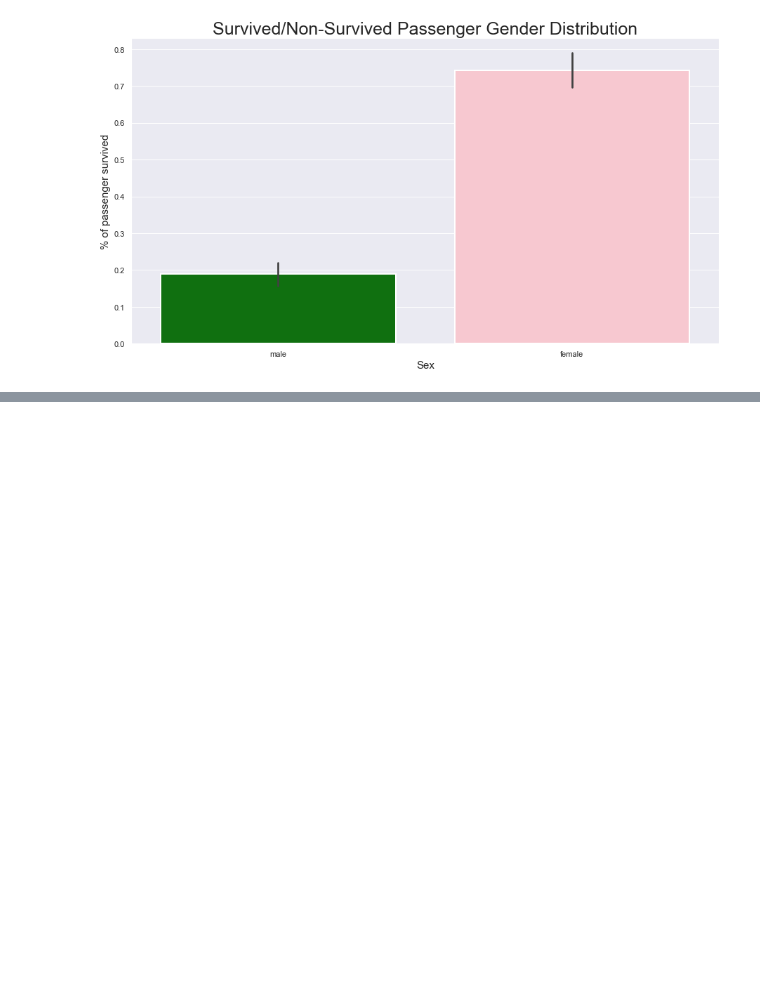
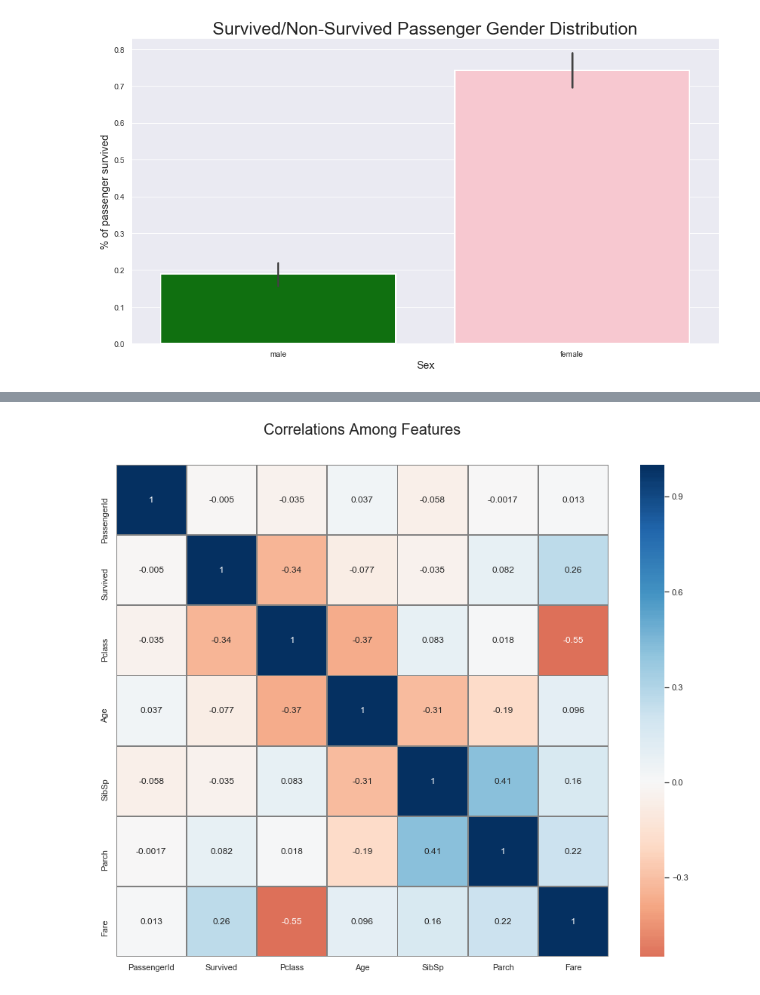
Before and after one commit to daodavid/titanic-exploration-data-science-project, a Jupyter notebook: projects-ds/Untitled1.ipynb, the cells around one changed output, grey strips where cells are left out. Cells and saved outputs as stored; diff of their text form; code cells hidden in the pictures; blank space fills up the shorter version.

```diff
--- a/projects-ds/Untitled1.ipynb
+++ b/projects-ds/Untitled1.ipynb
@@ -1041,0 +1115,20 @@ print(female_pe)
+# %%
+## heatmeap to see the correlation between features.
+# Generate a mask for the upper triangle (taken from seaborn example gallery)
+import numpy as np
+mask = np.zeros_like(train.corr(), dtype=np.bool)
+#mask[np.triu_indices_from(mask)] = True
+
+plt.subplots(figsize = (15,12))
+sns.heatmap(train.corr(),
+            annot=True,
+            mask = mask,
+            cmap = 'RdBu', ## in order to reverse the bar replace "RdBu" with "RdBu_r"
+            linewidths=.9,
+            linecolor='gray',
+            fmt='.2g',
+            center = 0,
+            square=True)
+plt.title("Correlations Among Features", y = 1.03,fontsize = 20, pad = 40);
+# %% [output]
+[figure, added]
```
Also changed, not shown: parts of 15 cells of this notebook.
